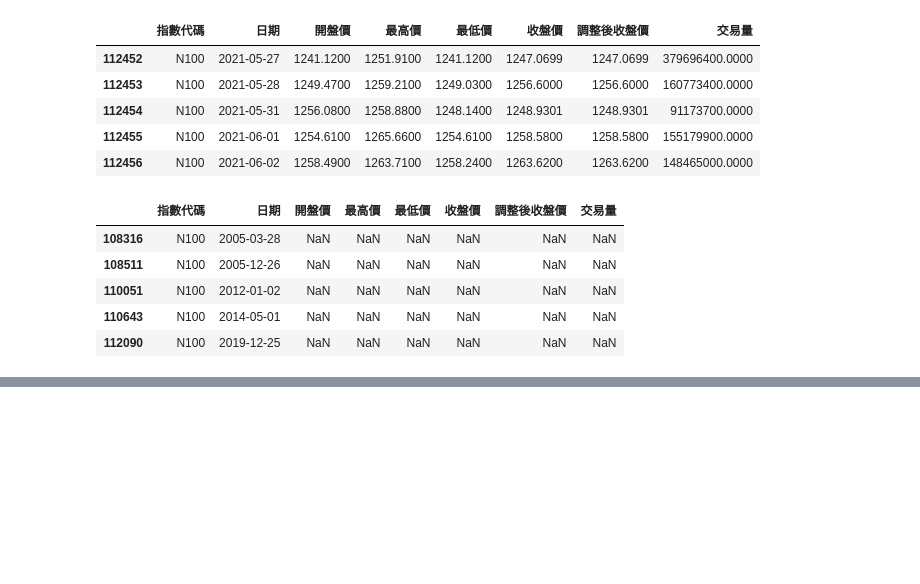
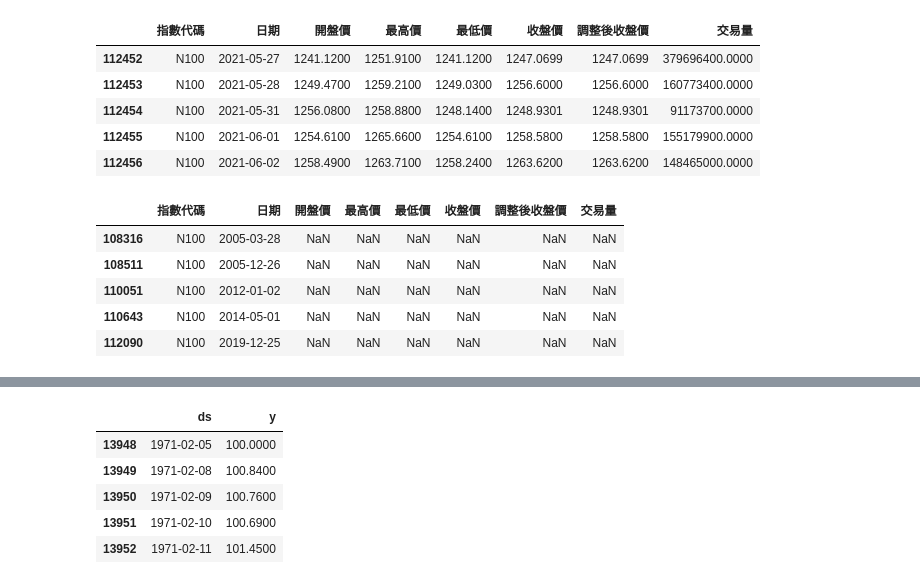
Before and after one commit to GaudiKao/learn-python-by-doing, a Jupyter notebook: Data_Structures&Alogrithms/證券交易所數據分類指數分析.ipynb, the cells around one changed output, grey strips where cells are left out. Saved outputs shown, nothing was run; the diff lists cells and outputs as text; code cells hidden in the pictures; blank space fills up the shorter version.

```diff
--- a/Data_Structures&Alogrithms/證券交易所數據分類指數分析.ipynb
+++ b/Data_Structures&Alogrithms/證券交易所數據分類指數分析.ipynb
@@ -86,0 +88,11 @@ Name: count, dtype: int64
+# %%
+df_ixic2 = df_ixic[['日期', '調整後收盤價']]
+df_ixic2.columns = ['ds', 'y']
+display(df_ixic2.head())
+# %% [output]
+|  | ds | y |
+| 13948 | 1971-02-05 | 100.0000 |
+| 13949 | 1971-02-08 | 100.8400 |
+| 13950 | 1971-02-09 | 100.7600 |
+| 13951 | 1971-02-10 | 100.6900 |
+| 13952 | 1971-02-11 | 101.4500 |
```
Also changed, not shown: parts of 6 cells of this notebook.
